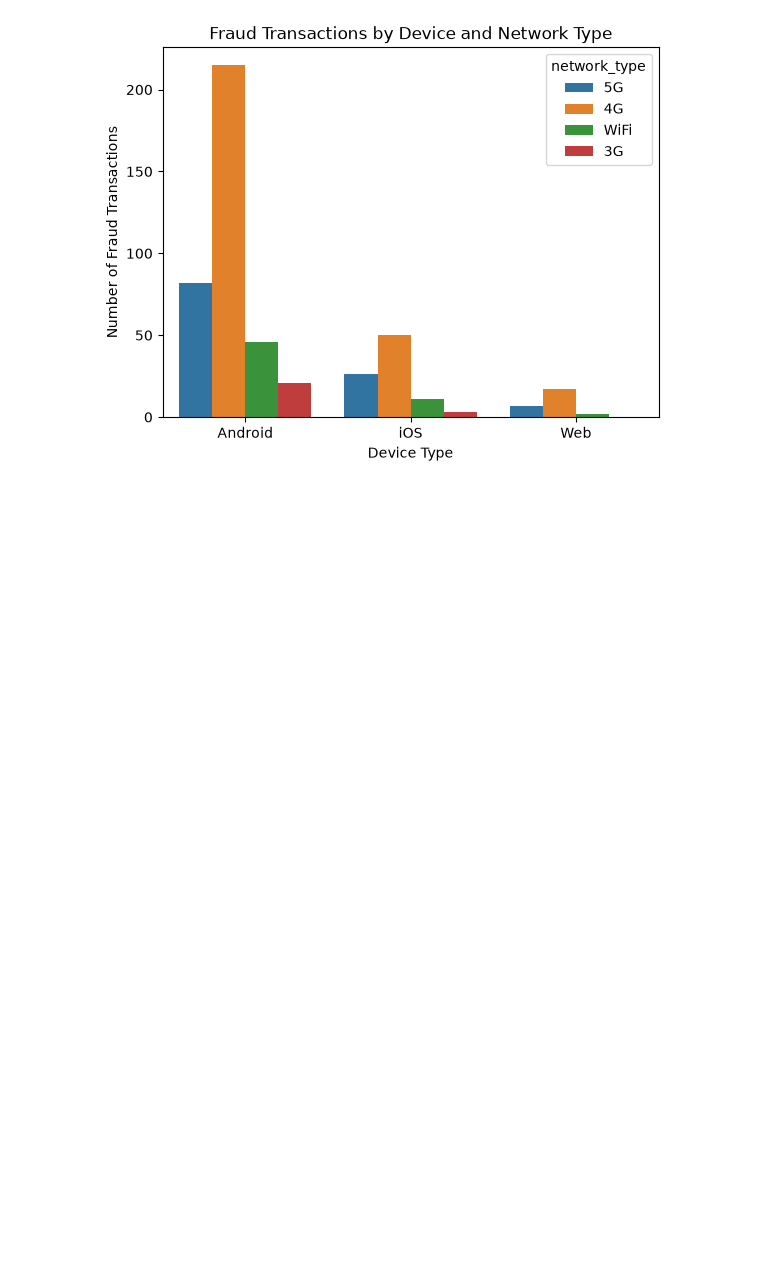
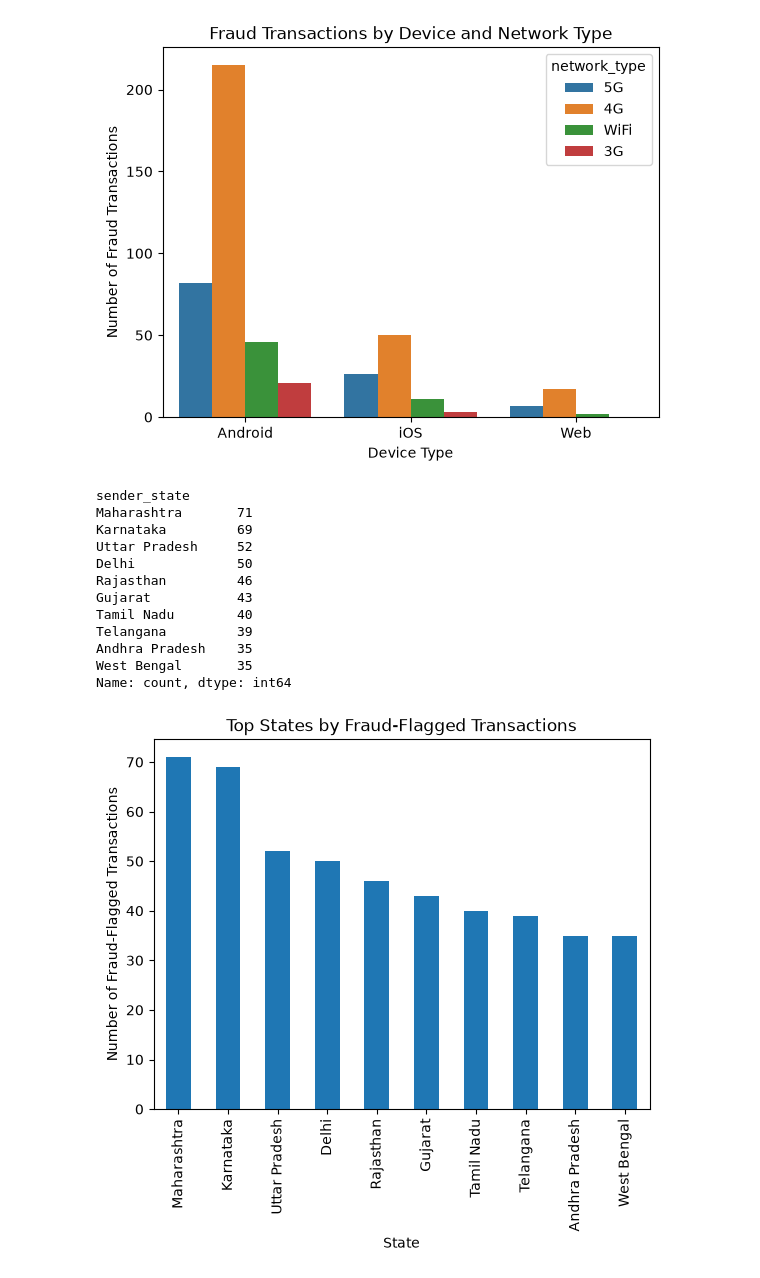
Before and after one commit to Swaraj-Shinde/DEVL-MINI-PROJECT, a Jupyter notebook: mini-project.ipynb, the cells around one changed output. Cells and saved outputs as stored; diff of their text form; code cells hidden in the pictures; blank space fills up the shorter version.

```diff
--- a/mini-project.ipynb
+++ b/mini-project.ipynb
@@ -517,3 +598,30 @@ plt.ylabel("Number of Fraud Transactions")
 plt.show()
 # %% [output]
 [figure]
+# %%
+fraud_transactions = df[df["fraud_flag"] == 1]
+fraud_state_count = fraud_transactions["sender_state"].value_counts()
+
+print(fraud_state_count)
+
+# Plot bar graph
+fraud_state_count.plot(kind="bar")
+
+plt.title("Top States by Fraud-Flagged Transactions")
+plt.xlabel("State")
+plt.ylabel("Number of Fraud-Flagged Transactions")
+plt.show()
+# %% [output]
+sender_state
+Maharashtra       71
+Karnataka         69
+Uttar Pradesh     52
+Delhi             50
+Rajasthan         46
+Gujarat           43
+Tamil Nadu        40
+Telangana         39
+Andhra Pradesh    35
+West Bengal       35
+Name: count, dtype: int64
+[figure, added]
```
Also changed, not shown: parts of 33 cells of this notebook.
